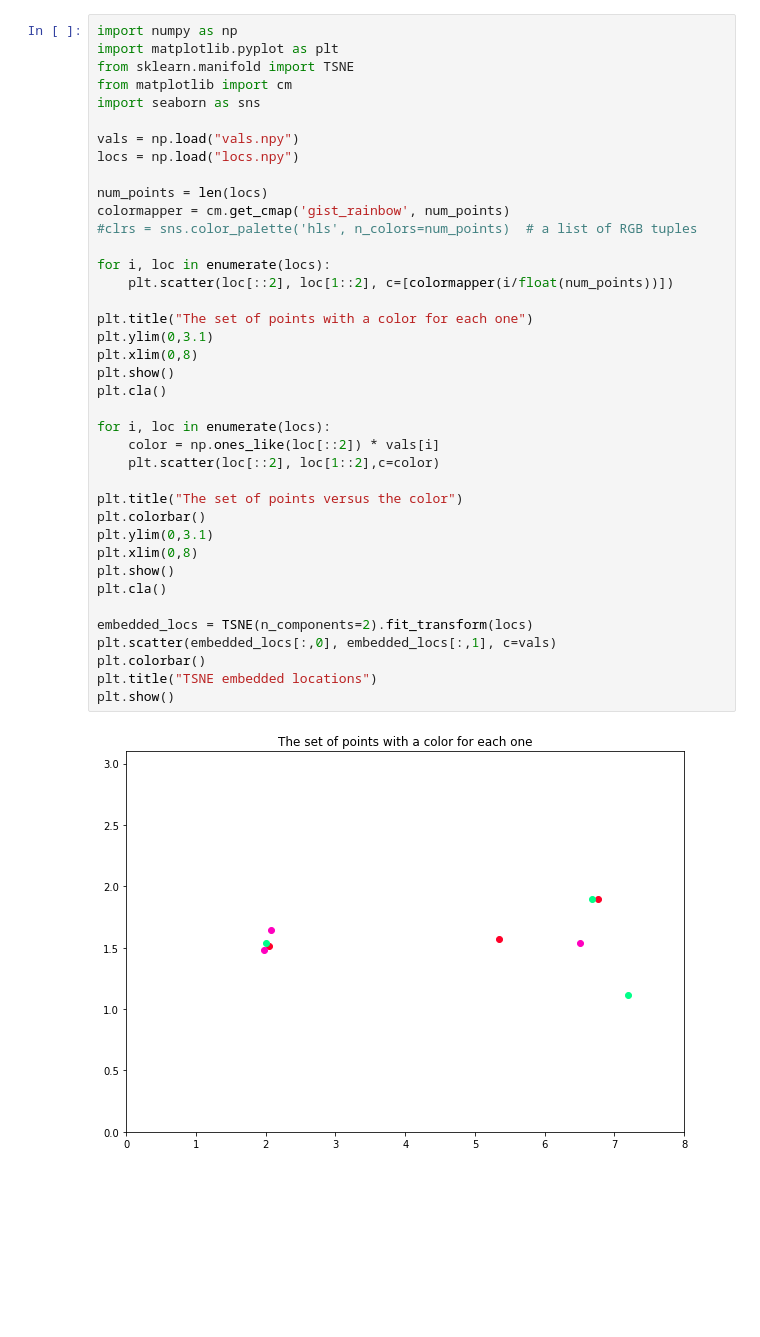
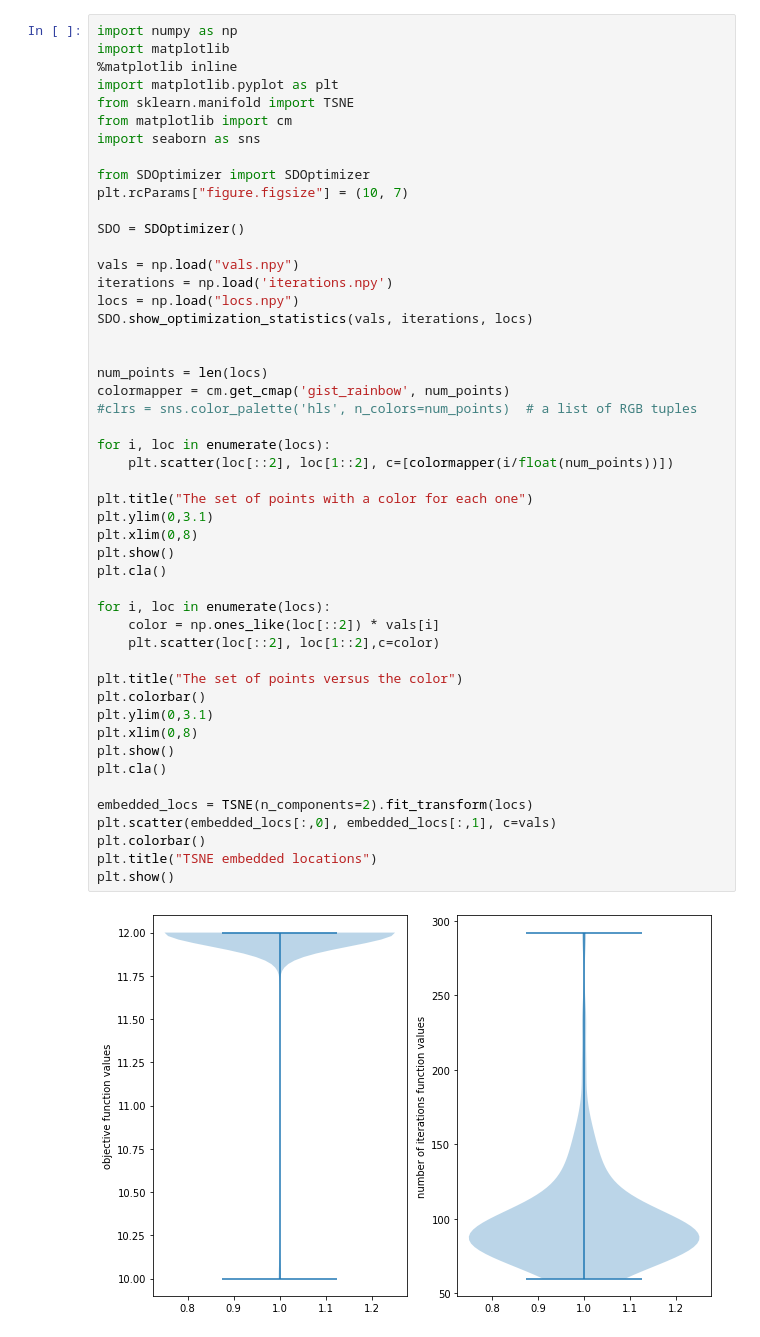
Before and after one commit to russelldj/SmokeDetectorOptimization, a Jupyter notebook: UnderstandingTheOptimizer.ipynb, the cells around one changed output. Drawn from its saved outputs; the diff is of its cells as text; blank space fills up the shorter version.

```diff
--- a/UnderstandingTheOptimizer.ipynb
+++ b/UnderstandingTheOptimizer.ipynb
@@ -45,41 +33,51 @@ The locations are: (2.031, 1.474), (6.729, 1.898), (6.007, 1.067),
 # %%
 import numpy as np
+import matplotlib
+%matplotlib inline
 import matplotlib.pyplot as plt
 from sklearn.manifold import TSNE
 from matplotlib import cm
 import seaborn as sns
 
+from SDOptimizer import SDOptimizer
+plt.rcParams["figure.figsize"] = (10, 7)
+
+SDO = SDOptimizer()
+
 vals = np.load("vals.npy")
+iterations = np.load('iterations.npy')
 locs = np.load("locs.npy")
+SDO.show_optimization_statistics(vals, iterations, locs)
+
 
 num_points = len(locs)
 colormapper = cm.get_cmap('gist_rainbow', num_points)
 #clrs = sns.color_palette('hls', n_colors=num_points)  # a list of RGB tuples
 
 for i, loc in enumerate(locs):
     plt.scatter(loc[::2], loc[1::2], c=[colormapper(i/float(num_points))])
 
 plt.title("The set of points with a color for each one")
 plt.ylim(0,3.1)
 plt.xlim(0,8)
 plt.show()
 plt.cla()
 
 for i, loc in enumerate(locs):
     color = np.ones_like(loc[::2]) * vals[i]
     plt.scatter(loc[::2], loc[1::2],c=color)
 
 plt.title("The set of points versus the color")
 plt.colorbar()
 plt.ylim(0,3.1)
 plt.xlim(0,8)
 plt.show()
 plt.cla()
 
 embedded_locs = TSNE(n_components=2).fit_transform(locs)
 plt.scatter(embedded_locs[:,0], embedded_locs[:,1], c=vals)
 plt.colorbar()
 plt.title("TSNE embedded locations")
 plt.show()
 # %% [output]
-[figure, old version]
+[figure, new version]
```
Also changed, not shown: parts of 3 cells of this notebook, 6 other files.
